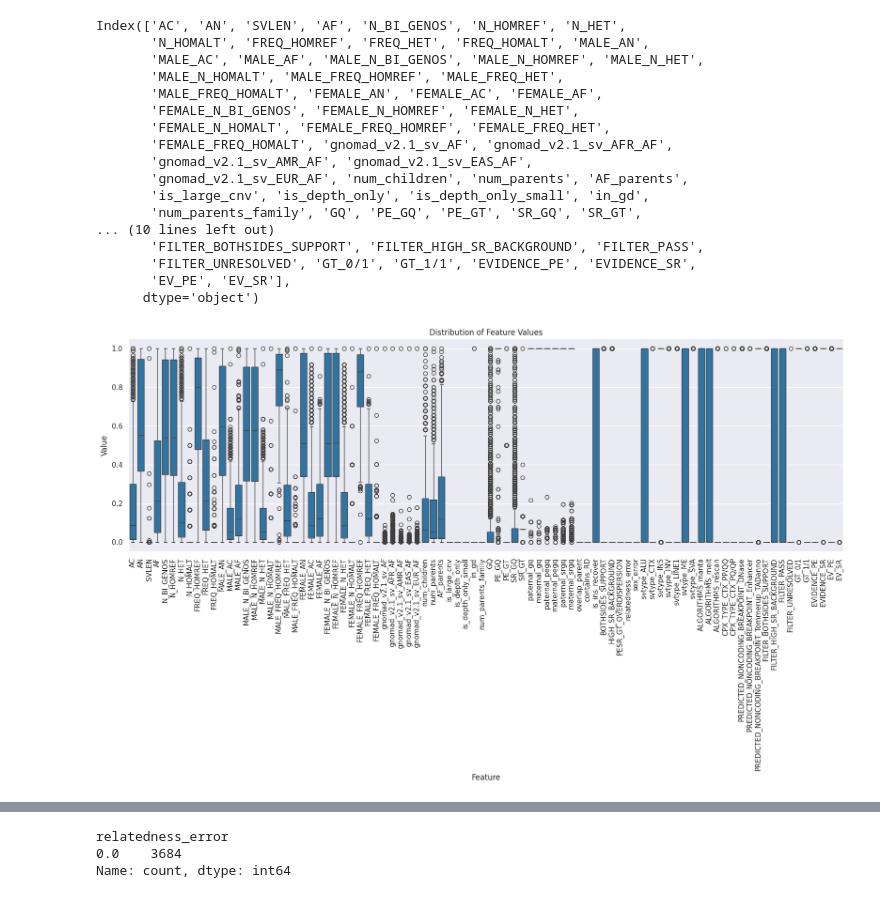
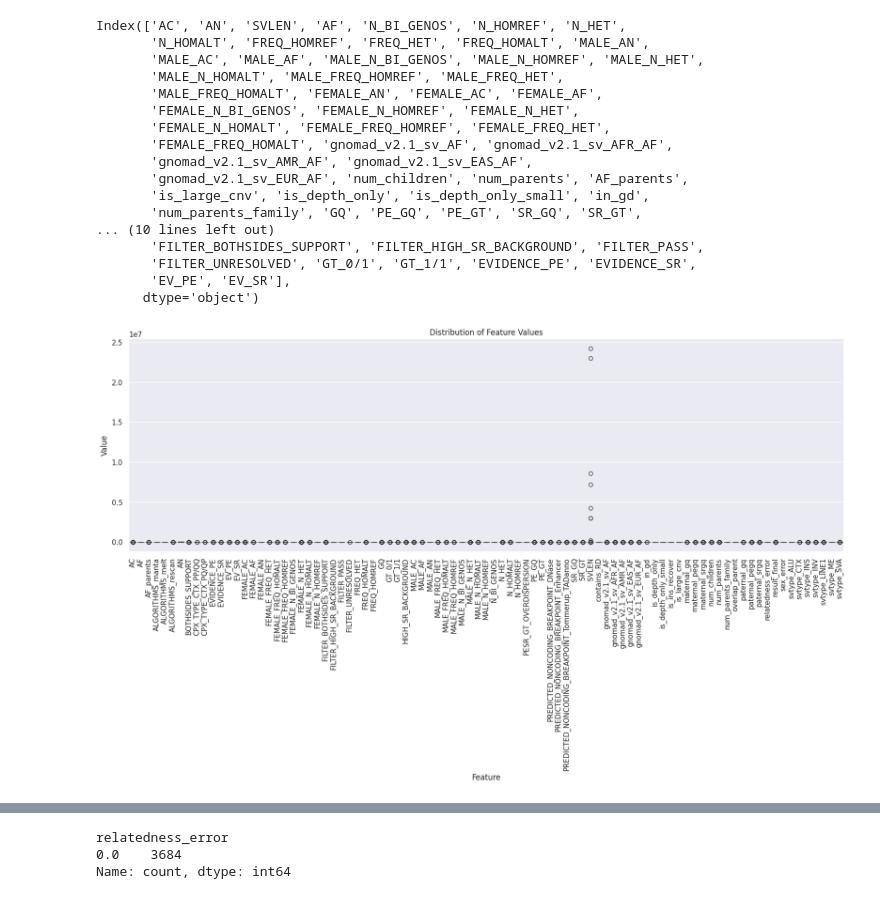
Before and after one commit to VJalili/denovo, a Jupyter notebook: denovo_model.ipynb, the cells around one changed output, grey strips where cells are left out. Cells and saved outputs as stored; diff of their text form; code cells hidden in the pictures.

```diff
--- a/denovo_model.ipynb
+++ b/denovo_model.ipynb
@@ -176,3 +177,20 @@ df[df.select_dtypes(include='bool').columns] = df.select_dtypes(include='bool').
+# %%
+def plot_feature_value_dist(df):
+  feature_order = sorted(df.columns)
+  x_melted_df = df.melt(var_name="Feature", value_name="Value")
+
+  plt.figure(figsize=(20, 6))
+  sns.boxplot(data=x_melted_df, x="Feature", y="Value", order=feature_order)
+
+  plt.title("Distribution of Feature Values")
+  plt.xlabel("Feature")
+  plt.ylabel("Value")
+  plt.xticks(rotation=90)
+  plt.show()
+# %%
+plot_feature_value_dist(df)
+# %% [output]
+[figure, added]
 # %%
 scaler = MinMaxScaler()
 ndf = pd.DataFrame(scaler.fit_transform(df), columns=df.columns)
@@ -181,16 +199,3 @@ ndf = ndf.astype(np.float32)
 # %%
 x = ndf.drop(columns=["result_final"])
 y = ndf["result_final"]
-# %%
-x_melted_df = x.melt(var_name="Feature", value_name="Value")
-
-plt.figure(figsize=(20, 6))
-sns.boxplot(data=x_melted_df, x="Feature", y="Value")
-
-plt.title("Distribution of Feature Values")
-plt.xlabel("Feature")
-plt.ylabel("Value")
-plt.xticks(rotation=90)
-plt.show()
-# %% [output]
-[figure, removed]
```
Also changed, not shown: parts of 19 cells of this notebook.
